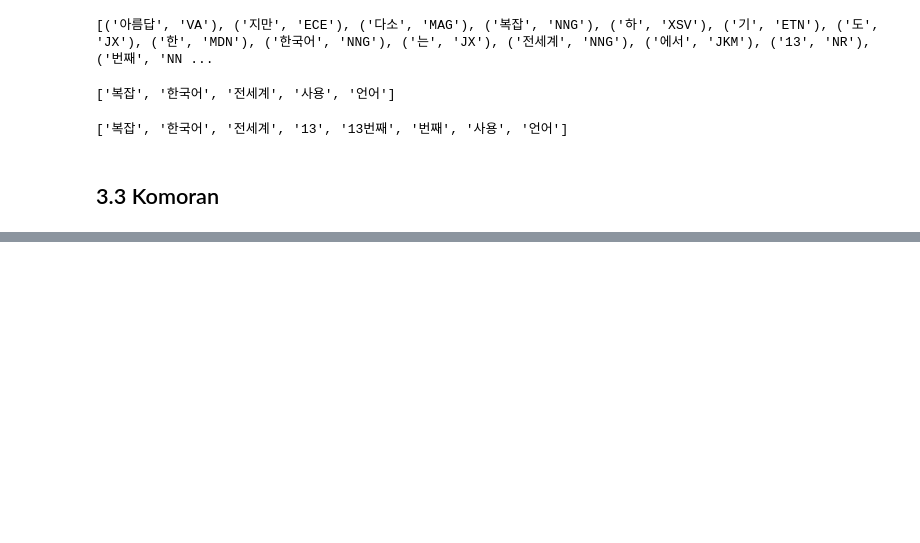
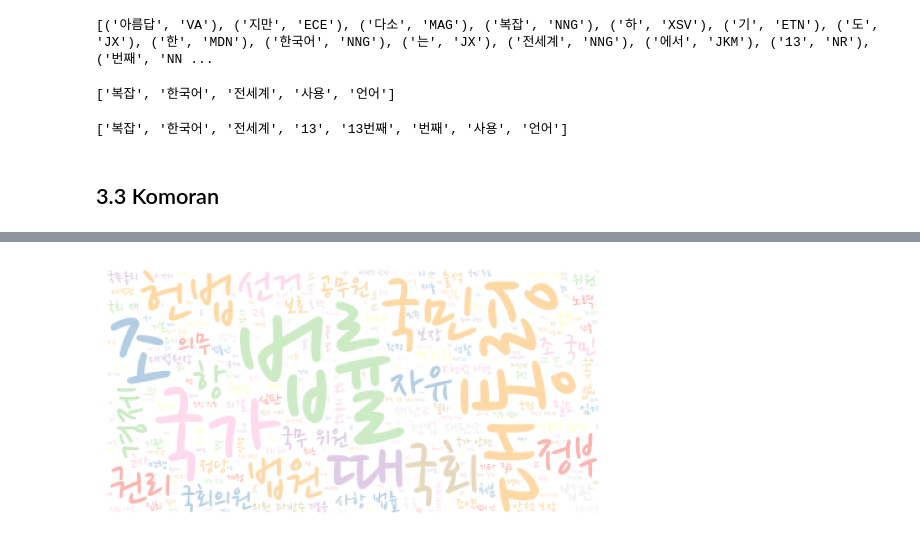
Before and after one commit to zardness/Sang, a Jupyter notebook: source/06_자연어처리/ch2_한글형태소분석및시각화.ipynb, the cells around one changed output, grey strips where cells are left out. Saved outputs shown, nothing was run; the diff lists cells and outputs as text; code cells hidden in the pictures; blank space fills up the shorter version.

```diff
--- a/source/06_자연어처리/ch2_한글형태소분석및시각화.ipynb
+++ b/source/06_자연어처리/ch2_한글형태소분석및시각화.ipynb
@@ -163,0 +404,14 @@ text = '''아름답지만 다소 복잡하기도 한 한국어는 전세계에
+# %%
+wordcloud = WordCloud(
+                font_path='data/NanumPenScript-Regular.ttf',
+                background_color='white',
+                max_words=300,
+                colormap='Pastel1',
+                stopwords=불용어,
+)
+wordcloud.generate(data_noun)
+plt.imshow(wordcloud)
+plt.axis('off')
+plt.show()
+# %% [output]
+[figure, added]
```
Also changed, not shown: parts of 51 cells of this notebook, 2 other files.
